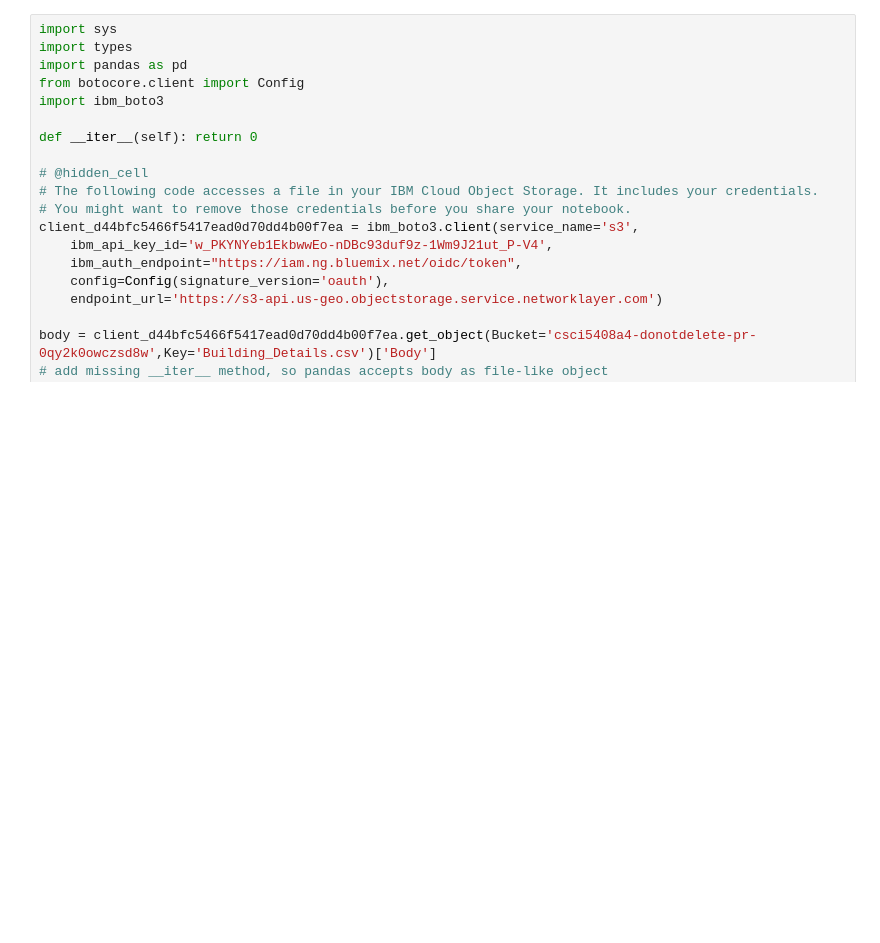
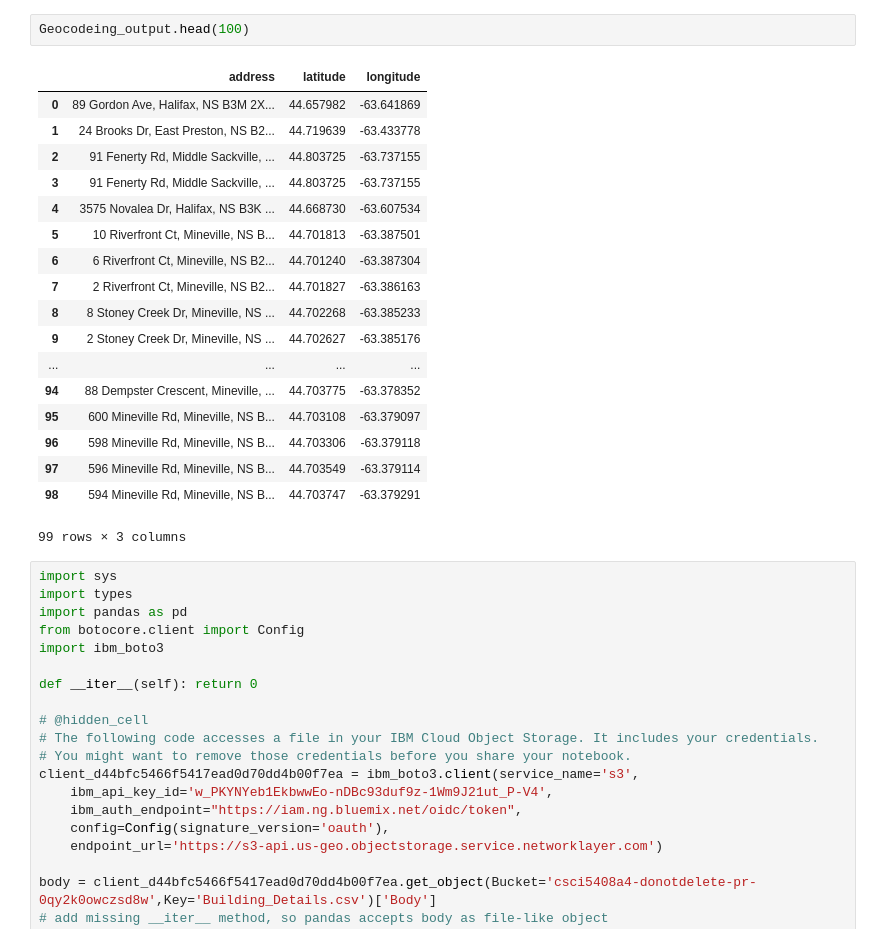
Before and after one commit to Toooooooony/CSCI_5408_A4, a Jupyter notebook: A4.ipynb, the cells around one changed output. Saved outputs shown, nothing was run; the diff lists cells and outputs as text; blank space fills up the shorter version.

```diff
--- a/A4.ipynb
+++ b/A4.ipynb
@@ -77,3 +89,24 @@ https://maps.googleapis.com/maps/api/geocode/json?address=89 GORDON AVE HALIFAX&
+# %%
+Geocodeing_output.head(100)
+# %% [output]
+|  | address | latitude | longitude |
+| 0 | 89 Gordon Ave, Halifax, NS B3M 2X... | 44.657982 | -63.641869 |
+| 1 | 24 Brooks Dr, East Preston, NS B2... | 44.719639 | -63.433778 |
+| 2 | 91 Fenerty Rd, Middle Sackville, ... | 44.803725 | -63.737155 |
+| 3 | 91 Fenerty Rd, Middle Sackville, ... | 44.803725 | -63.737155 |
+| 4 | 3575 Novalea Dr, Halifax, NS B3K ... | 44.668730 | -63.607534 |
+| 5 | 10 Riverfront Ct, Mineville, NS B... | 44.701813 | -63.387501 |
+| 6 | 6 Riverfront Ct, Mineville, NS B2... | 44.701240 | -63.387304 |
+| 7 | 2 Riverfront Ct, Mineville, NS B2... | 44.701827 | -63.386163 |
+| 8 | 8 Stoney Creek Dr, Mineville, NS ... | 44.702268 | -63.385233 |
+| 9 | 2 Stoney Creek Dr, Mineville, NS ... | 44.702627 | -63.385176 |
+| ... | ... | ... | ... |
+| 94 | 88 Dempster Crescent, Mineville, ... | 44.703775 | -63.378352 |
+| 95 | 600 Mineville Rd, Mineville, NS B... | 44.703108 | -63.379097 |
+| 96 | 598 Mineville Rd, Mineville, NS B... | 44.703306 | -63.379118 |
+| 97 | 596 Mineville Rd, Mineville, NS B... | 44.703549 | -63.379114 |
+| 98 | 594 Mineville Rd, Mineville, NS B... | 44.703747 | -63.379291 |
+99 rows × 3 columns
 # %%
 import sys
 import types
```
Also changed, not shown: parts of 4 cells of this notebook.
